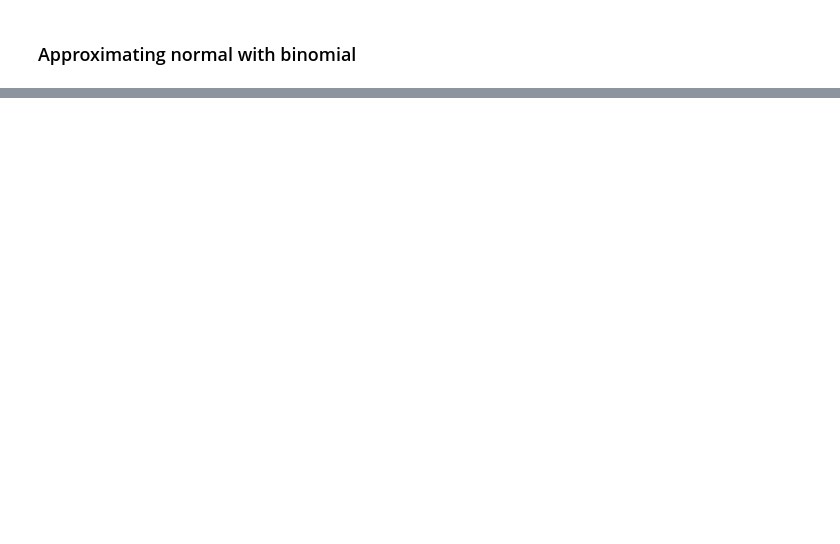
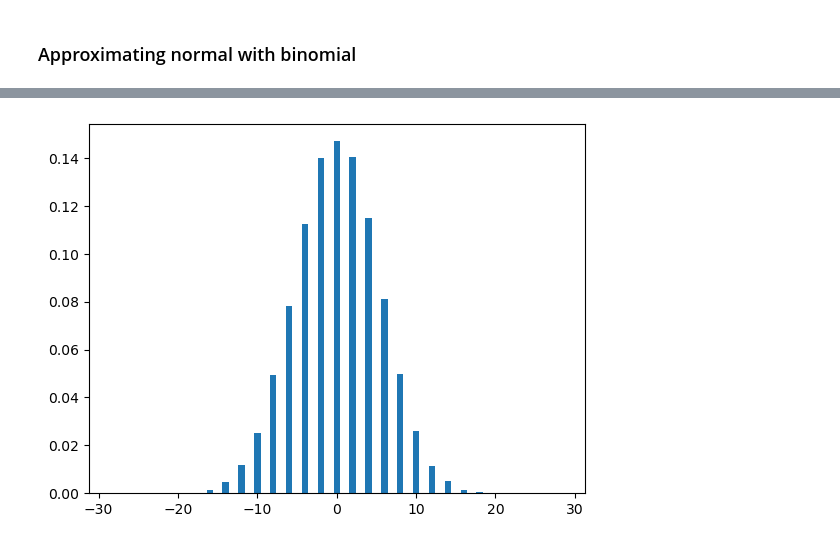
Before and after one commit to minseok1217/-CSE522-Artificial-Intelligence-Basic-with-Practice, a Jupyter notebook: 9/assignment09.ipynb, the cells around one changed output, grey strips where cells are left out. Saved outputs shown, nothing was run; the diff lists cells and outputs as text; code cells hidden in the pictures; blank space fills up the shorter version.

```diff
--- a/9/assignment09.ipynb
+++ b/9/assignment09.ipynb
@@ -57,16 +84,38 @@ def next_action(p, step):
     else:
         return step
 # %%
+#step이 각각 -step와 step일 경우
+
 # 코드를 완성하시오. (변수 추가 및 수정 가능)
 
-trial = 0 # 구슬 개수 (최대 100,000)
+trial = 100_000 # 구슬 개수 (최대 100,000)
 score = 1/trial
-step = 0 # 층당 이동 거리
+step = 1 # 층당 이동 거리
 p = 0.5
-floor = 0 # 층 개수
+floor = 28 # 층 개수 // 가능한 칸의 개수는 2 ** 30
+# next_action을 취한 이후 floor 더해주기
+"""
+마지막 칸의 값은 2 ** (floor) - 1
+"""
+# x_range = floor + 1
+y_range = [0] * (2 * floor * step + 1)
+for _ in range(trial):
+    current = 0
+    for __ in range(floor):
+        current += next_action(p, step)
+    y_range[current + floor * step] += score
+    # print(_)
 
-for _ in range(trial):
-    pass
+# print(y_range)
 
-PMF_x = [] # 값 채워서 반환
-PMF_y = []
+# PMF_x = [] # 값 채워서 반환
+# PMF_y = []
+
+PMF_x = np.array(range(-floor * step, floor * step + 1, 1))
+# print(PMF_x)
+PMF_y = y_range
+
+plt.bar(PMF_x, PMF_y)
+plt.show()
+# %% [output]
+[figure, added]
```
Also changed, not shown: parts of 9 cells of this notebook.
